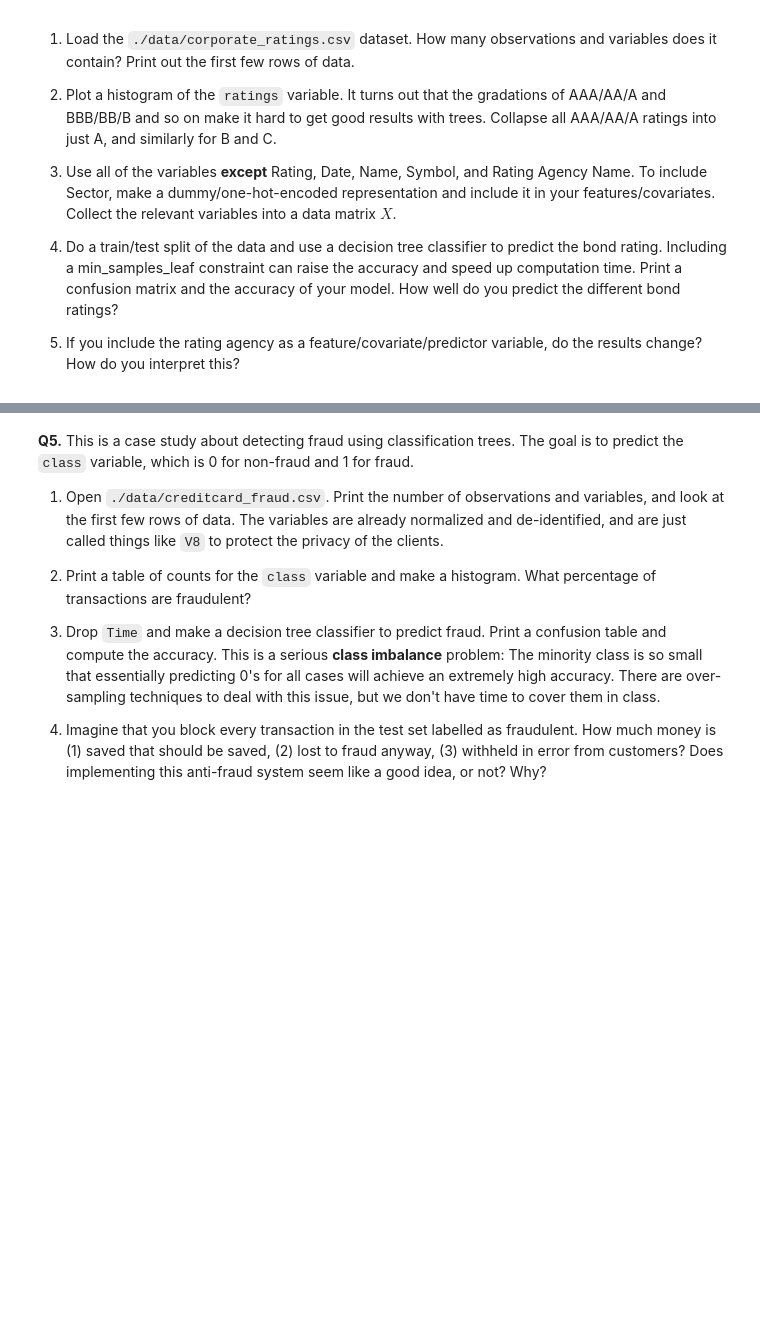
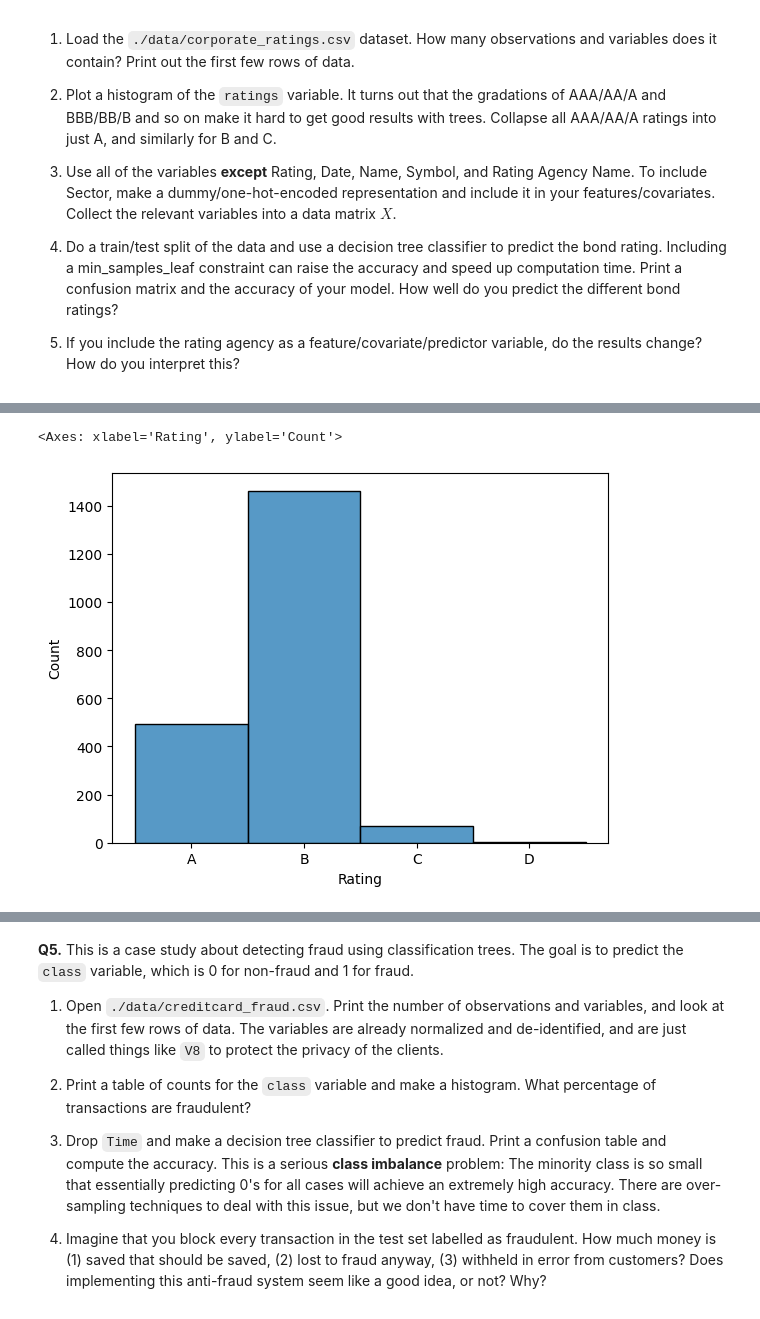
Before and after one commit to jac7az/trees, a Jupyter notebook: assignment/assignment.ipynb, the cells around one changed output, grey strips where cells are left out. Cells and saved outputs as stored; diff of their text form; code cells hidden in the pictures; blank space fills up the shorter version.

```diff
--- a/assignment/assignment.ipynb
+++ b/assignment/assignment.ipynb
@@ -179,3 +189,8 @@ plt.scatter(ytest,yhat)
 4. Do a train/test split of the data and use a decision tree classifier to predict the bond rating. Including a min_samples_leaf constraint can raise the accuracy and speed up computation time. Print a confusion matrix and the accuracy of your model. How well do you predict the different bond ratings?
 
 5. If you include the rating agency as a feature/covariate/predictor variable, do the results change? How do you interpret this?
+# %%
+rate=pd.read_csv('https://raw.githubusercontent.com/jac7az/trees/refs/heads/main/assignment/data/corporate_ratings.csv')
+rate.head(100)
+
+#This dataset has 31 variables and 2029 observations
@@ -181,0 +211,6 @@ plt.scatter(ytest,yhat)
+# %%
+rate['Rating']=rate['Rating'].replace({"AAA":"A","AA":"A","BBB":"B","BB":"B","CCC":"C","CC":"C",'DDD':"D","DD":"D"})
+sns.histplot(rate,x='Rating')
+# %% [output]
+<Axes: xlabel='Rating', ylabel='Count'>
+[figure, added]
```
Also changed, not shown: parts of 6 cells of this notebook.
